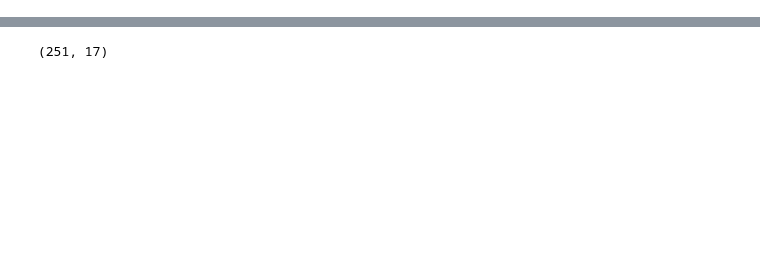
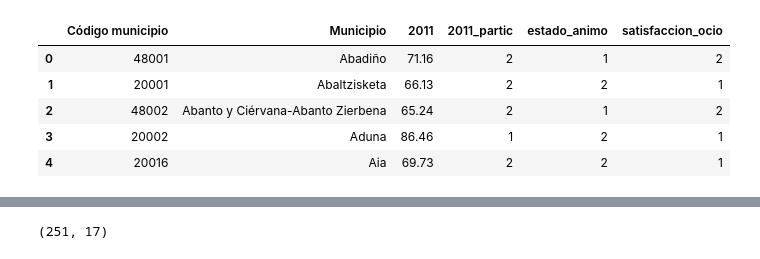
Before and after one commit to UrtziFM/TFM-How-AI-can-finish-with-politicians, a Jupyter notebook: 1. Step - Building the Big DataFrame.ipynb, the cells around one changed output, grey strips where cells are left out. Drawn from its saved outputs; the diff is of its cells as text; code cells hidden in the pictures; blank space fills up the shorter version.

```diff
--- a/1. Step - Building the Big DataFrame.ipynb
+++ b/1. Step - Building the Big DataFrame.ipynb
@@ -1513,0 +1538,2 @@ df_0 = df_particip_elec_municip[['Municipio', '2011']]
+# %%
+df_0['2011_partic'] = df_0['2011'].apply(label_partic)
@@ -1513,0 +1639,9 @@ df_0 = df_particip_elec_municip[['Municipio', '2011']]
+# %%
+def satisfaccion_ocio(codigopostal):
+    if codigopostal in range(20000,20999):
+        return 1
+        #1 = los gipuzkoanos son los mas satisfechos con el ocio
+    else:
+        return 2
+        #2 = bizkainos y alaveses menos
+satisfaccion_ocio(8000)
@@ -1513,0 +1675,10 @@ df_0 = df_particip_elec_municip[['Municipio', '2011']]
+# %%
+df_0['satisfaccion_ocio'] = df_0['Código municipio'].apply(satisfaccion_ocio)
+df_0.head()
+# %% [output]
+|  | Código municipio | Municipio | 2011 | 2011_partic | estado_animo | satisfaccion_ocio |
+| 0 | 48001 | Abadiño | 71.16 | 2 | 1 | 2 |
+| 1 | 20001 | Abaltzisketa | 66.13 | 2 | 2 | 1 |
+| 2 | 48002 | Abanto y Ciérvana-Abanto Zierbena | 65.24 | 2 | 1 | 2 |
+| 3 | 20002 | Aduna | 86.46 | 1 | 2 | 1 |
+| 4 | 20016 | Aia | 69.73 | 2 | 2 | 1 |
```
Also changed, not shown: parts of 32 cells of this notebook.
